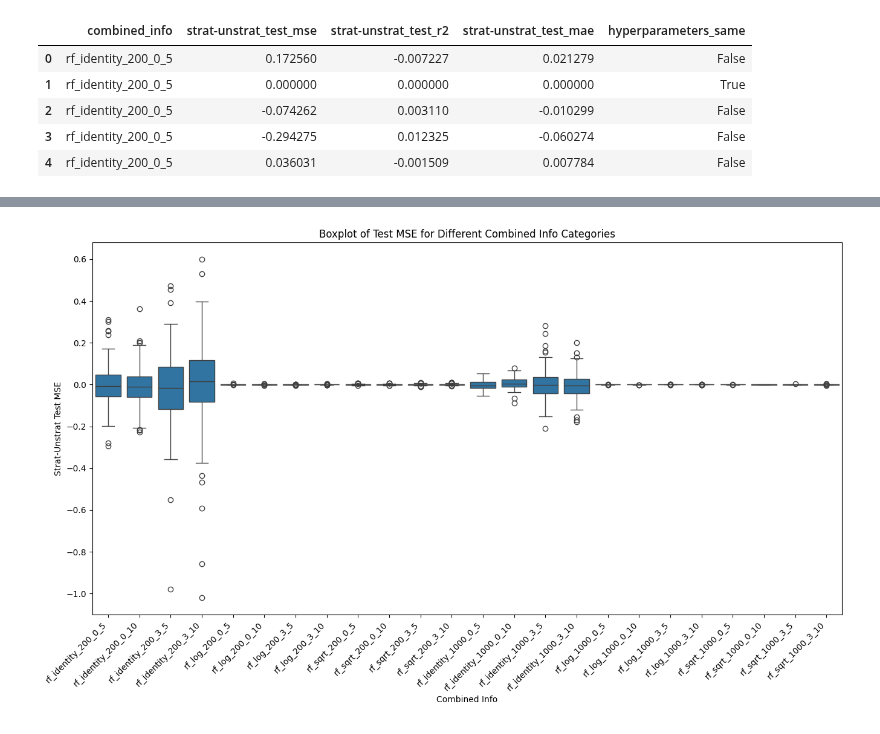
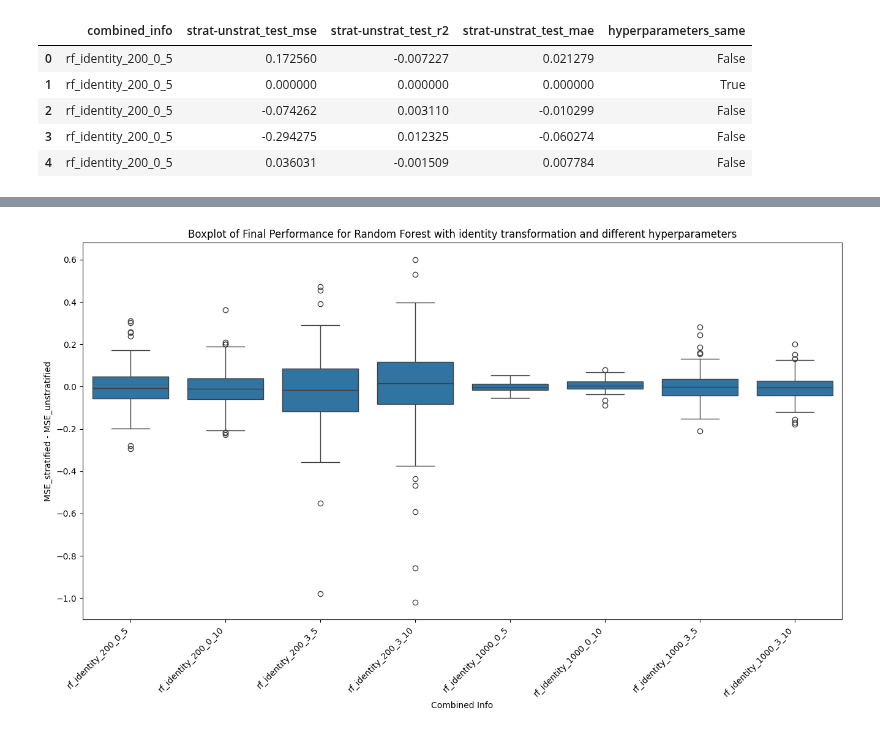
Before and after one commit to annegriddl/slds_stratification, a Jupyter notebook: Simulations/Final_Setup/Evaluation/2_Final_Performance.ipynb, the cells around one changed output, grey strips where cells are left out. Drawn from its saved outputs; the diff is of its cells as text; code cells hidden in the pictures.

Commit message:
Finalized Final Performance

```diff
--- a/Simulations/Final_Setup/Evaluation/2_Final_Performance.ipynb
+++ b/Simulations/Final_Setup/Evaluation/2_Final_Performance.ipynb
@@ -109,12 +168,12 @@ data_rf_final.head()[['combined_info', 'strat-unstrat_test_mse', 'strat-unstrat_
 # %%
 # Create a boxplot
 plt.figure(figsize=(16, 8))
-sns.boxplot(x='combined_info', y='strat-unstrat_test_mse', data=data_rf_final[data_rf_final['hyperparameters_same'] == False])
+sns.boxplot(x='combined_info', y='strat-unstrat_test_mse', data=data_rf_final[(data_rf_final['hyperparameters_same'] == False) & (data_rf_final['model_info_transformation'] == 'identity')])
 plt.xticks(rotation=45, ha='right')  # Rotate x-axis labels for better readability
-plt.title('Boxplot of Test MSE for Different Combined Info Categories')
+plt.title('Boxplot of Final Performance for Random Forest with identity transformation and different hyperparameters')
 plt.xlabel('Combined Info')
-plt.ylabel('Strat-Unstrat Test MSE')
+plt.ylabel('MSE_stratified - MSE_unstratified')
 #plt.legend(title='Hyperparameters Same', loc='upper right')
 plt.show()
 # %% [output]
-[figure, old version]
+[figure, new version]
```
Also changed, not shown: parts of 20 cells of this notebook.
